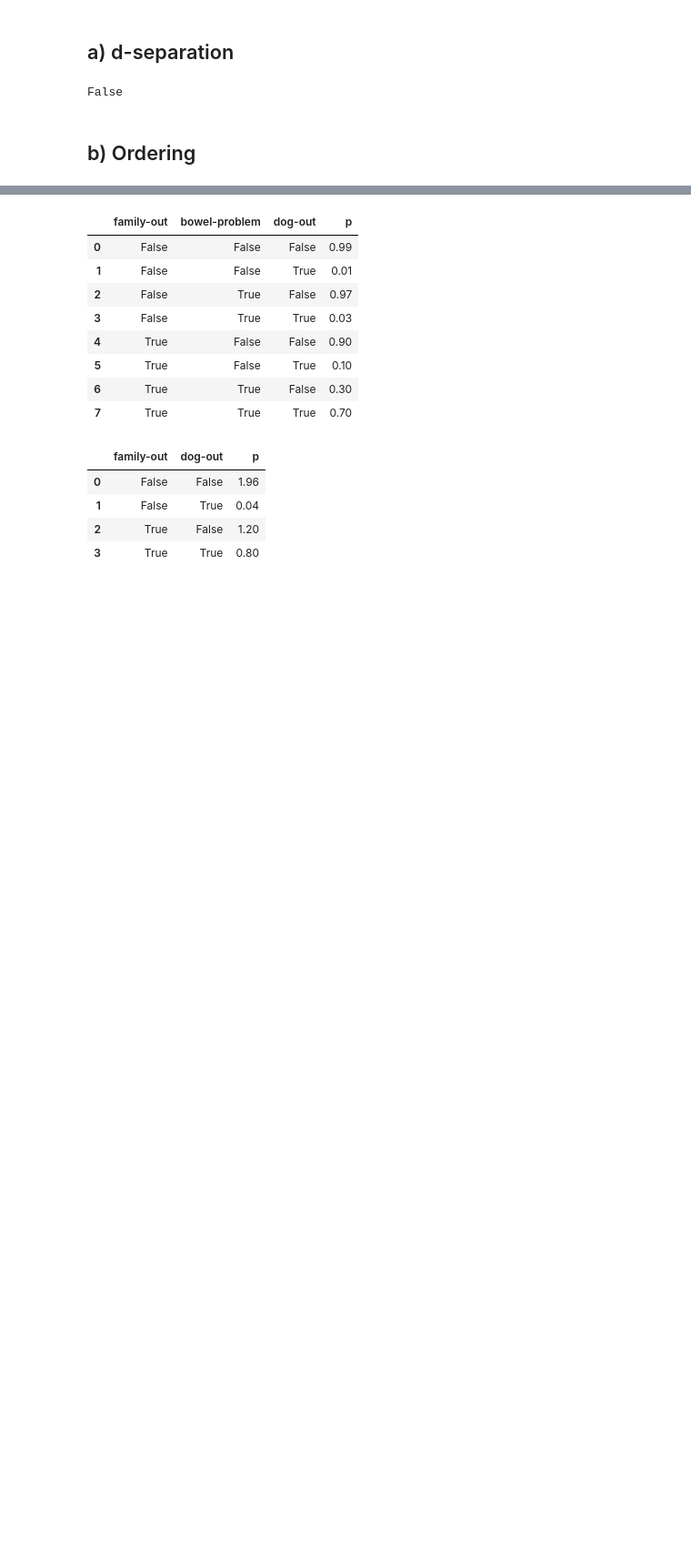
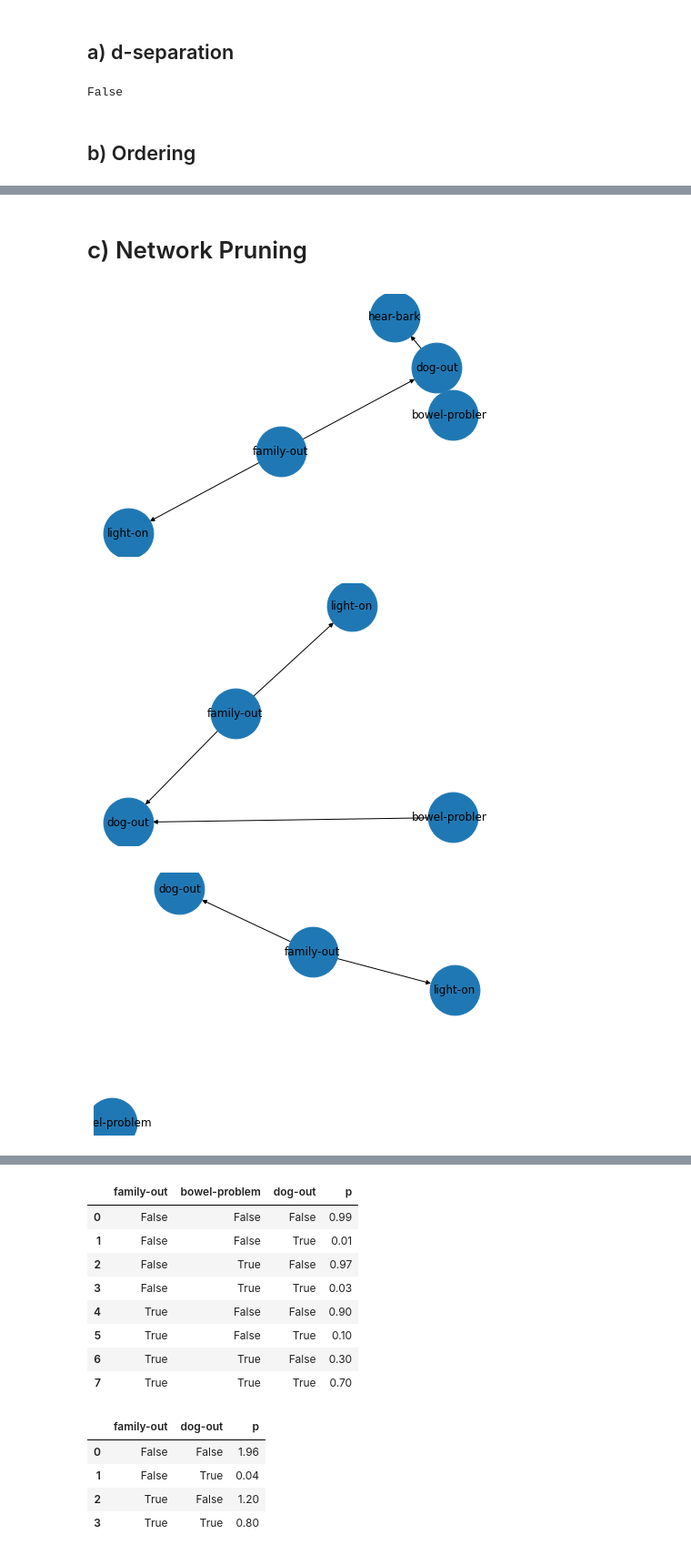
Before and after one commit to valbuc/KR-Project2, a Jupyter notebook: Task1.ipynb, the cells around one changed output, grey strips where cells are left out. Shown at 91% size. Cells and saved outputs as stored; diff of their text form; code cells hidden in the pictures; blank space fills up the shorter version.

```diff
--- a/Task1.ipynb
+++ b/Task1.ipynb
@@ -82,0 +90,11 @@ reasoner.ordering_minfull()
+# %% [markdown]
+# c) Network Pruning
+# %%
+q = ['dog-out']
+e = pd.Series({'light-on': True, 'bowel-problem': False})
+
+pruned = reasoner.net_prune(q, e)
+# %% [output]
+[figure, added]
+[figure, added]
+[figure, added]
```
Also changed, not shown: parts of 13 cells of this notebook, 3 other files.
